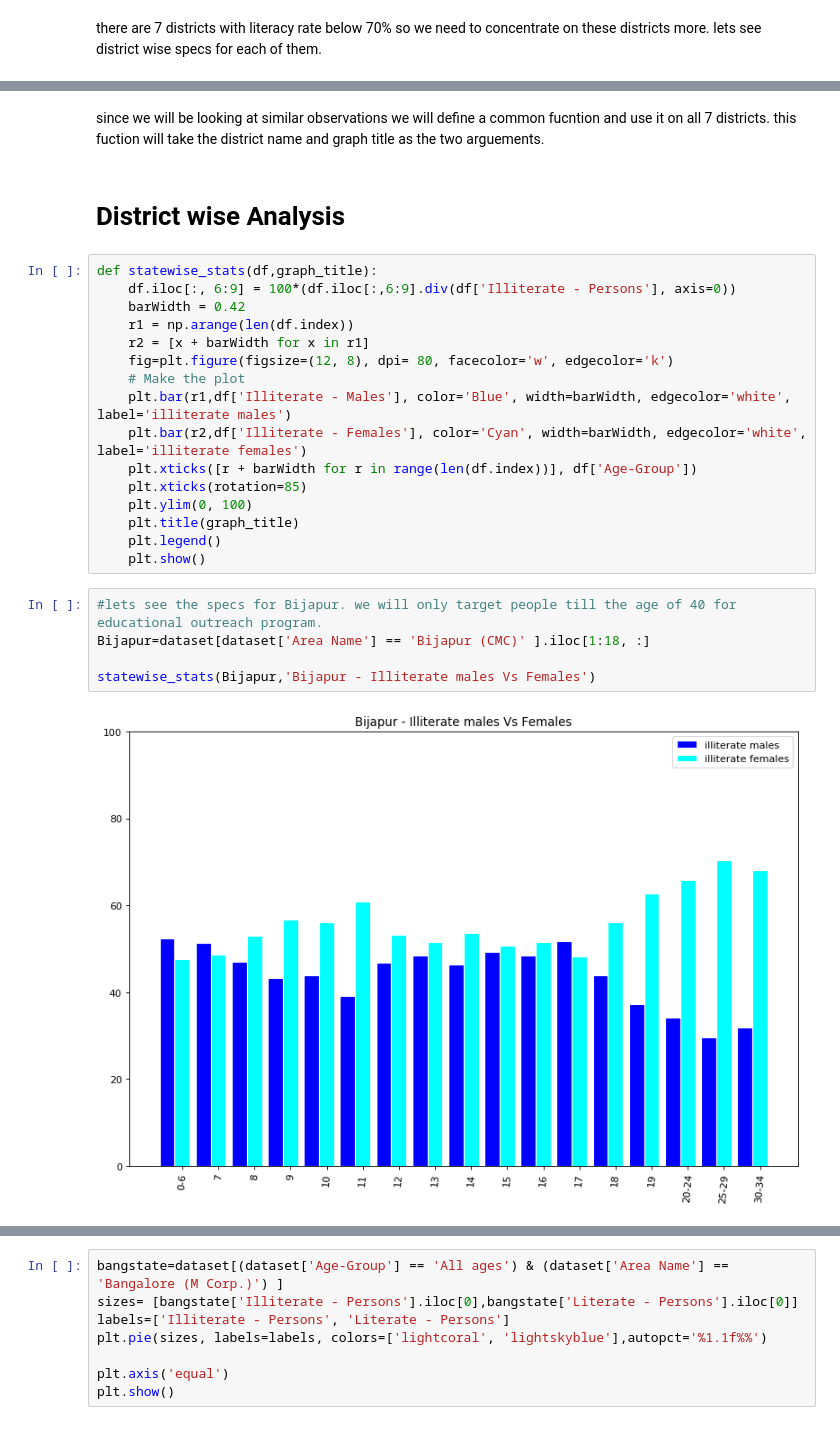
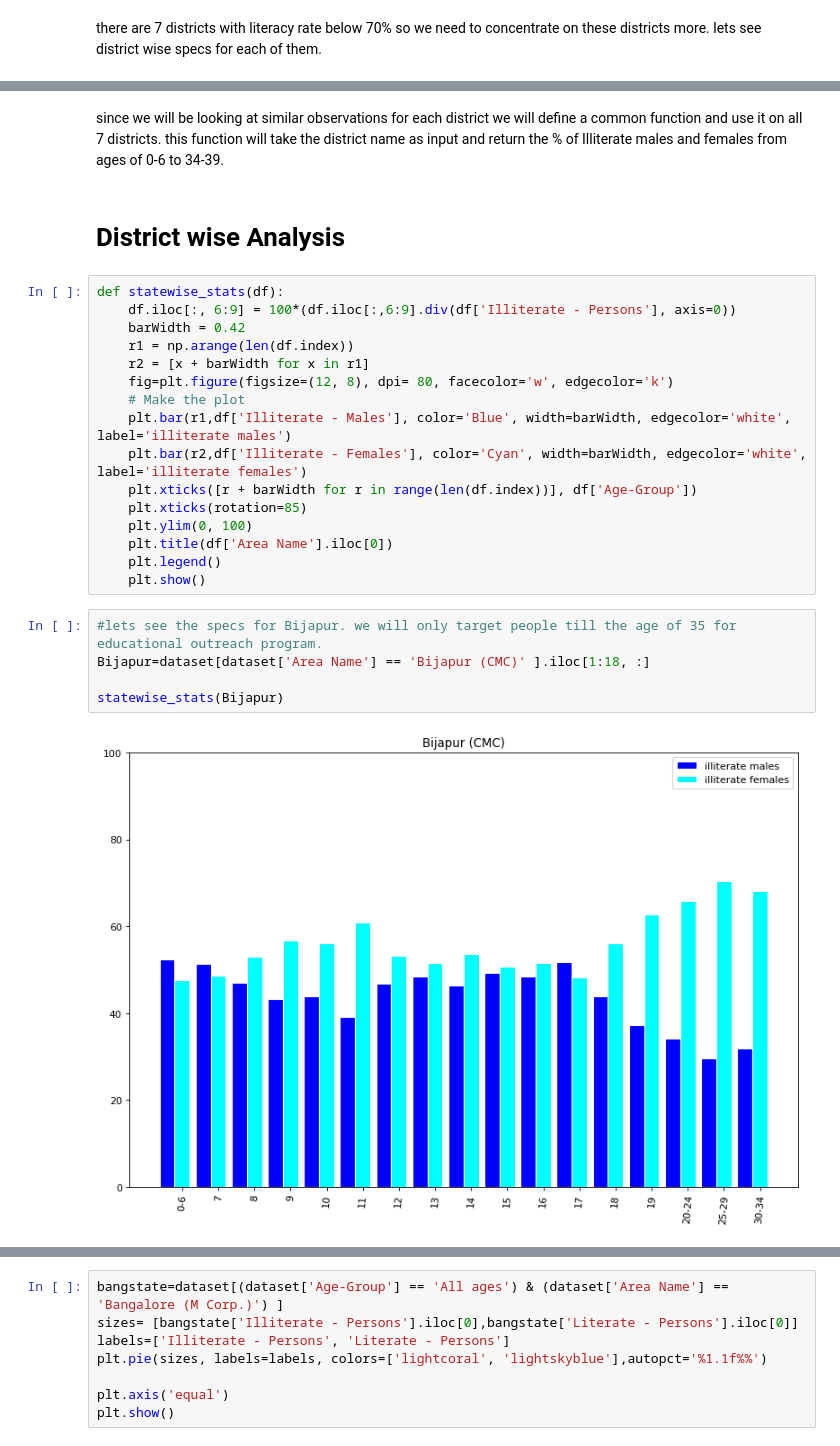
Before and after one commit to Tejas451/karnatakastats1, a Jupyter notebook: Untitled.ipynb, the cells around one changed output, grey strips where cells are left out. Drawn from its saved outputs; the diff is of its cells as text.

```diff
--- a/Untitled.ipynb
+++ b/Untitled.ipynb
@@ -87,12 +108,12 @@ state_wise[(state_wise['Illiterate - Persons'] > 30)]['Area Name']
 290      Davanagere (CMC)
 Name: Area Name, dtype: object
 # %% [markdown]
-since we will be looking at similar observations we will define a common fucntion and use it on all 7 districts.
-this fuction will take the district name and graph title as the two arguements.
+since we will be looking at similar observations for each district we will define a common function and use it on all 7 districts.
+this function will take the district name as input and return the % of Illiterate males and females from ages of 0-6 to 34-39.
 # %% [markdown]
 # District wise Analysis
 # %%
-def statewise_stats(df,graph_title):
+def statewise_stats(df):
     df.iloc[:, 6:9] = 100*(df.iloc[:,6:9].div(df['Illiterate - Persons'], axis=0))
     barWidth = 0.42
     r1 = np.arange(len(df.index))
@@ -104,13 +125,13 @@ def statewise_stats(df,graph_title):
     plt.xticks([r + barWidth for r in range(len(df.index))], df['Age-Group'])
     plt.xticks(rotation=85)
     plt.ylim(0, 100)
-    plt.title(graph_title)
+    plt.title(df['Area Name'].iloc[0])
     plt.legend()
     plt.show()
 # %%
-#lets see the specs for Bijapur. we will only target people till the age of 40 for educational outreach program.
+#lets see the specs for Bijapur. we will only target people till the age of 35 for educational outreach program.
 Bijapur=dataset[dataset['Area Name'] == 'Bijapur (CMC)' ].iloc[1:18, :]
 
-statewise_stats(Bijapur,'Bijapur - Illiterate males Vs Females')
+statewise_stats(Bijapur)
 # %% [output]
-[figure, old version]
+[figure, new version]
```
Also changed, not shown: parts of 32 cells of this notebook, 1 other file.
